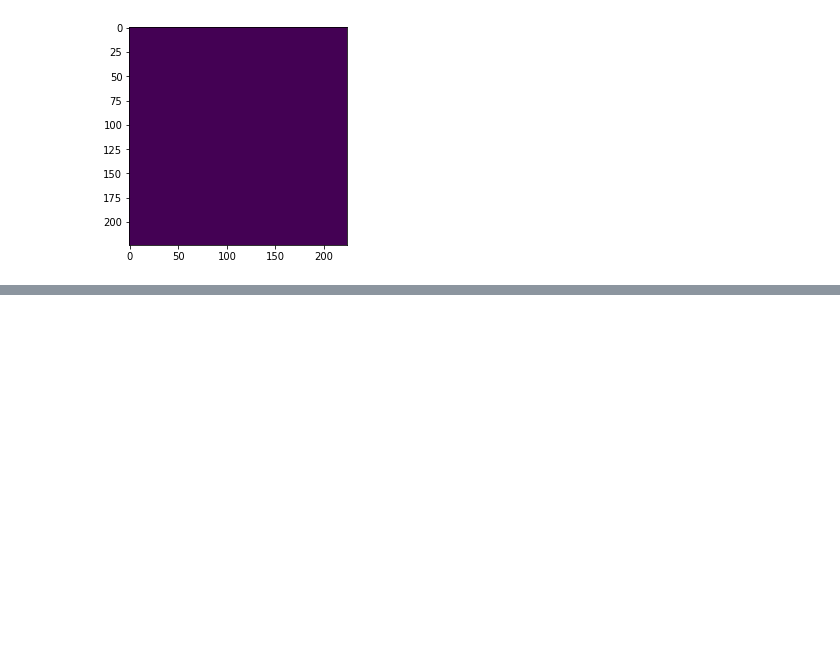
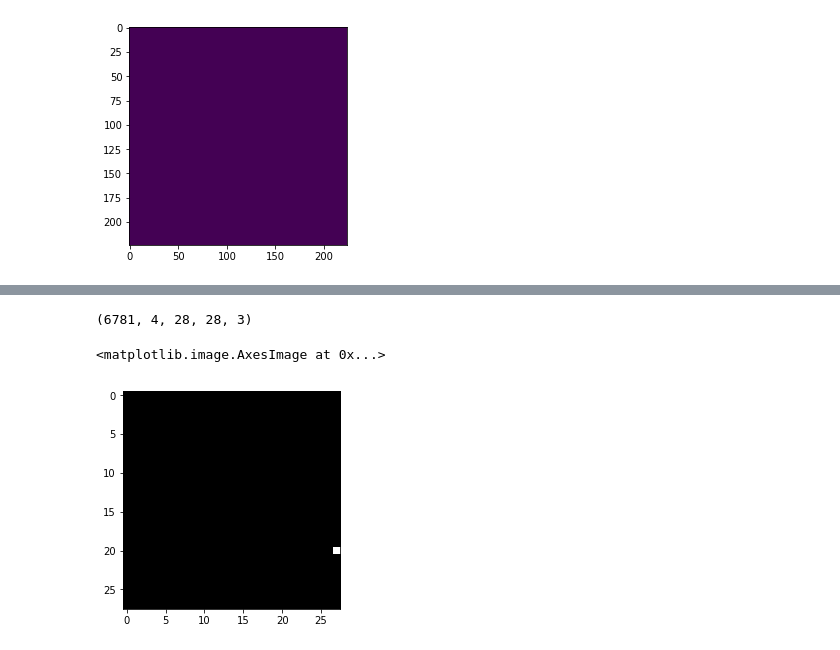
Before and after one commit to ShujaKhalid/polyrnn-pp, a Jupyter notebook: sandbox_tf.ipynb, the cells around one changed output, grey strips where cells are left out. Saved outputs shown, nothing was run; the diff lists cells and outputs as text; code cells hidden in the pictures; blank space fills up the shorter version.

```diff
--- a/sandbox_tf.ipynb
+++ b/sandbox_tf.ipynb
@@ -654,8 +651,8 @@ def classToPts(img,data,wdt_orig,hgt_orig,wdt_new,hgt_new):
     # concatentate them into an array
     output = np.zeros((1,4,hgt_new,wdt_new,3))
 
-    for j in range(20):
-        print('Creating data for image: {}/{}'.format(j+1, 20))
+    for j in range(10):
+        print('Creating data for image: {}/{}'.format(j+1, 10))
         for i in range(len(data[j]['objects'])):
             # print('Creating data for class: {}'.format(data[j]['objects'][i]['label']))
             pts = np.array(data[j]['objects'][i]['polygon'])
@@ -667,0 +663,12 @@ mask_new = classToPts(img_train,data_train,wdt_orig,hgt_orig,wdt_new,hgt_new)
+# %%
+path = './timeData.pkl'
+if (os.path.isfile(path)):
+    with open(path, "rb") as f:
+        try:
+            output = pickle.load(f)
+        except:
+            print('Error Encountered!')
+else:
+    output = classToPts(img_train,data_train,wdt_orig,hgt_orig,wdt_new,hgt_new)
+    with open(path, "wb") as f:
+        pickle.dump([output], f)
@@ -668,4 +686,8 @@ mask_new = classToPts(img_train,data_train,wdt_orig,hgt_orig,wdt_new,hgt_new)
 # %%
 plt.figure()
-print(mask_new.shape)
-plt.imshow(mask_new[1,1,:,:,:])
+print(output.shape)
+plt.imshow(output[1,1,:,:,:])
+# %% [output]
+(6781, 4, 28, 28, 3)
+<matplotlib.image.AxesImage at 0x...>
+[figure, added]
```
Also changed, not shown: parts of 10 cells of this notebook.
